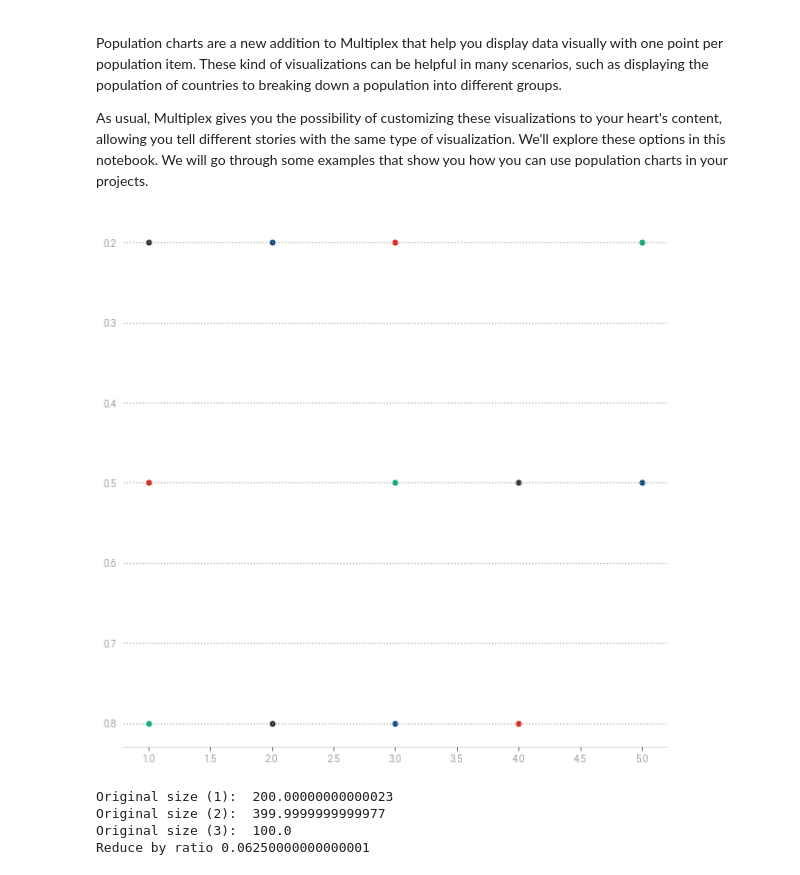
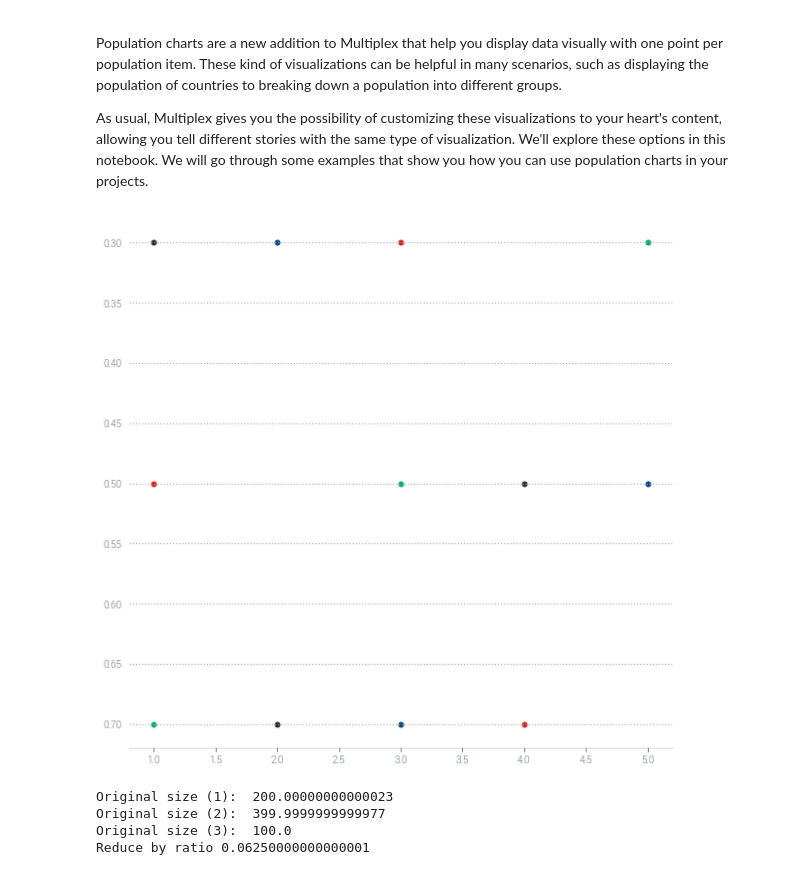
Before and after one commit to NicholasMamo/multiplex-plot, a Jupyter notebook: examples/7. Population charts.ipynb, the cells around one changed output. Drawn from its saved outputs; the diff is of its cells as text; code cells hidden in the pictures.

Commit message:
Add the population height as an optional parameter

```diff
--- a/examples/7. Population charts.ipynb
+++ b/examples/7. Population charts.ipynb
@@ -24,15 +24,15 @@ if path not in sys.path:
 # %%
 import matplotlib.pyplot as plt
 from multiplex import drawable
 drawable = importlib.reload(drawable)
 plt.style.use(os.path.join(sys.path[0], '..', 'styles', "modern.style"))
 
 viz = drawable.Drawable(plt.figure(figsize=(10, 10)))
-viz.draw_population(15, 3)
+viz.draw_population(15, 3, height=0.4)
 viz.invert_yaxis()
 viz.show()
 # %% [output]
-[figure, old version]
+[figure, new version]
 # %%
 from matplotlib.transforms import Bbox
 from multiplex import drawable, util
```
Also changed, not shown: 2 other files.
